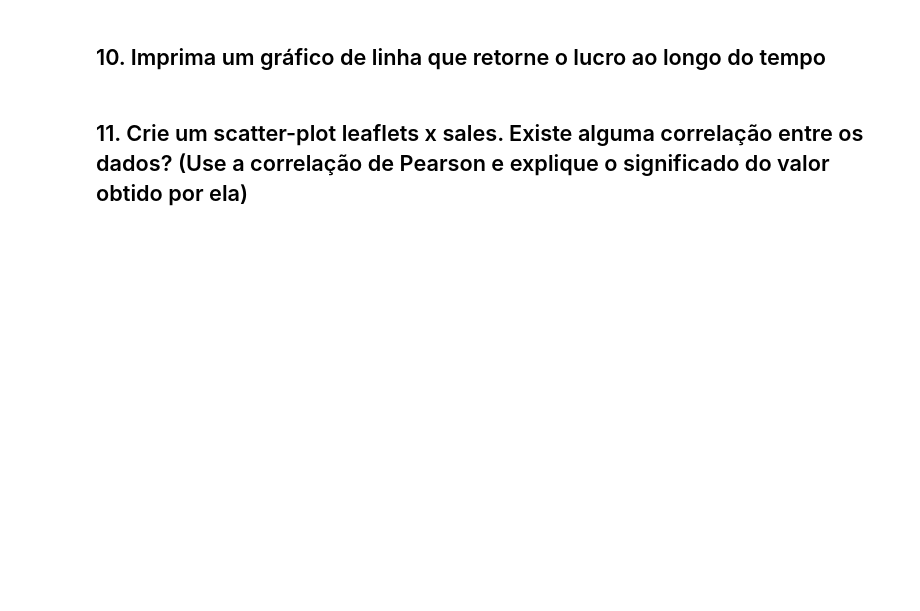
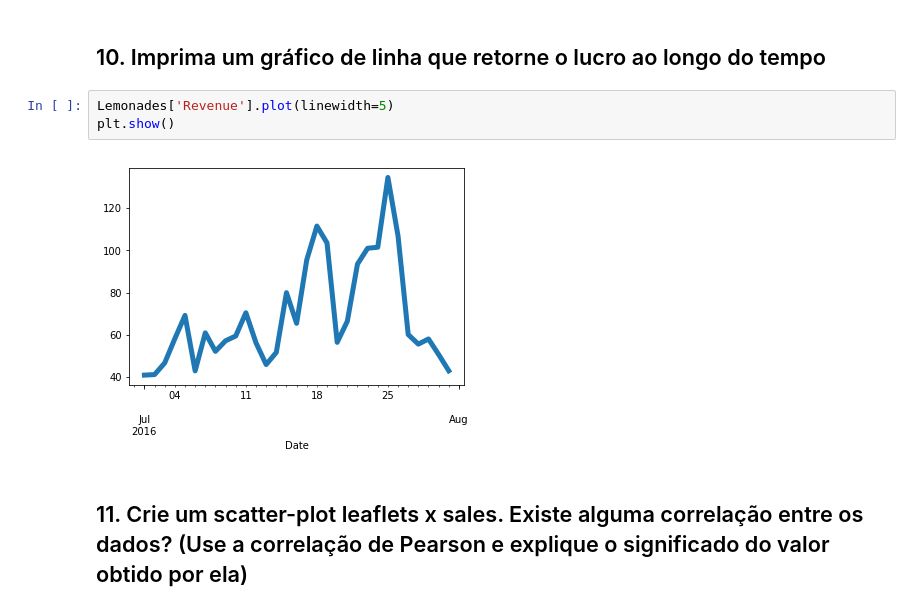
Before and after one commit to thonrocha/fiap-python, a Jupyter notebook: Trabalho_Final_Phyton.ipynb, the cells around one changed output. Drawn from its saved outputs; the diff is of its cells as text; blank space fills up the shorter version.

```diff
--- a/Trabalho_Final_Phyton.ipynb
+++ b/Trabalho_Final_Phyton.ipynb
@@ -226,4 +253,9 @@ df.head()
 # %% [markdown]
 ## 10. Imprima um gráfico de linha que retorne o lucro ao longo do tempo
+# %%
+Lemonades['Revenue'].plot(linewidth=5)
+plt.show()
+# %% [output]
+[figure, added]
 # %% [markdown]
 ## 11. Crie um scatter-plot leaflets x sales. Existe alguma correlação entre os dados? (Use a correlação de Pearson e explique o significado do valor obtido por ela)
```
Also changed, not shown: parts of 17 cells of this notebook.
